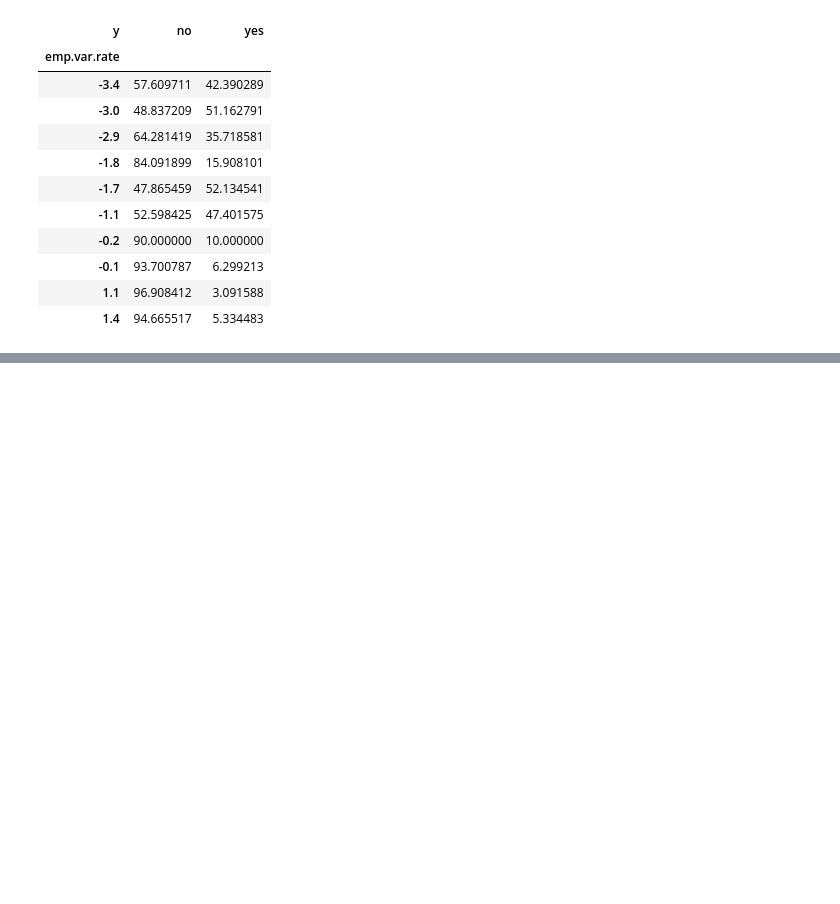
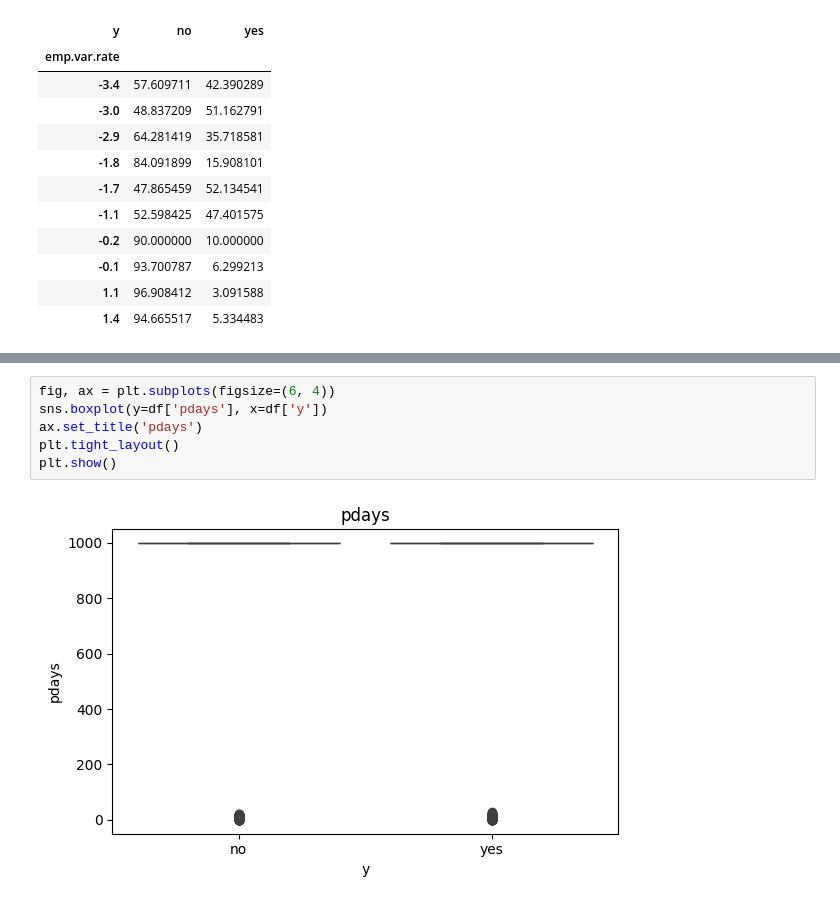
Before and after one commit to preetam7nemade-png/Compute-Task-1, a Jupyter notebook: notebooks/01_eda_and_audit.ipynb, the cells around one changed output, grey strips where cells are left out. Drawn from its saved outputs; the diff is of its cells as text; blank space fills up the shorter version.

```diff
--- a/notebooks/01_eda_and_audit.ipynb
+++ b/notebooks/01_eda_and_audit.ipynb
@@ -117,0 +143,8 @@ Subscription rate (%) by employment variation rate (emp.var.rate):
+# %%
+fig, ax = plt.subplots(figsize=(6, 4))
+sns.boxplot(y=df['pdays'], x=df['y'])
+ax.set_title('pdays')
+plt.tight_layout()
+plt.show()
+# %% [output]
+[figure, added]
```
Also changed, not shown: parts of 2 cells of this notebook.
